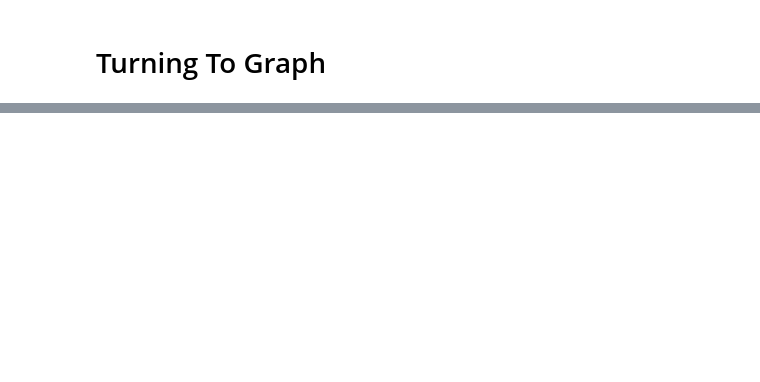
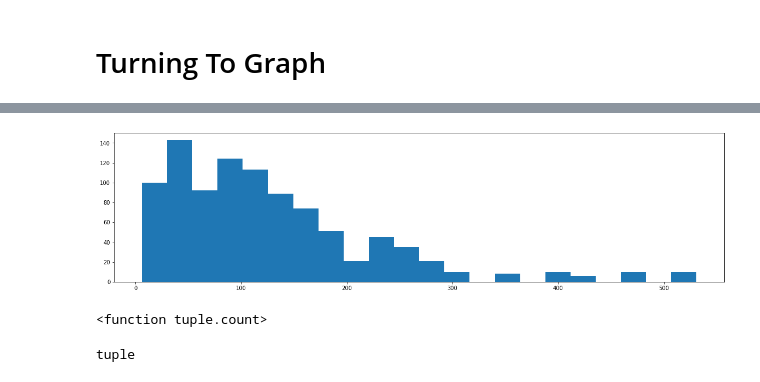
Before and after one commit to meiruv/Resumes_Dataset, a Jupyter notebook: Field_Classification_With_Community_Detection.ipynb, the cells around one changed output, grey strips where cells are left out. Cells and saved outputs as stored; diff of their text form; code cells hidden in the pictures; blank space fills up the shorter version.

```diff
--- a/Field_Classification_With_Community_Detection.ipynb
+++ b/Field_Classification_With_Community_Detection.ipynb
@@ -200,0 +295,2 @@ bow_df.shape
+# %%
+bow_graph = nx.from_pandas_edgelist(bow_stacked_filtered_indexed_words_df,'doc_id','word','weight')
@@ -200,0 +379,7 @@ bow_df.shape
+# %%
+import numpy as np
+import matplotlib.pyplot as plt
+docs_degree = [d for n,d in bow_graph.degree() if bow_graph.nodes[n]['type'] == 'doc']
+plt.hist(docs_degree, bins='auto');
+# %% [output]
+[figure, added]
@@ -200,0 +392,8 @@ bow_df.shape
+# %%
+n.count
+# %% [output]
+<function tuple.count>
+# %%
+type(n)
+# %% [output]
+tuple
```
Also changed, not shown: parts of 56 cells of this notebook.
